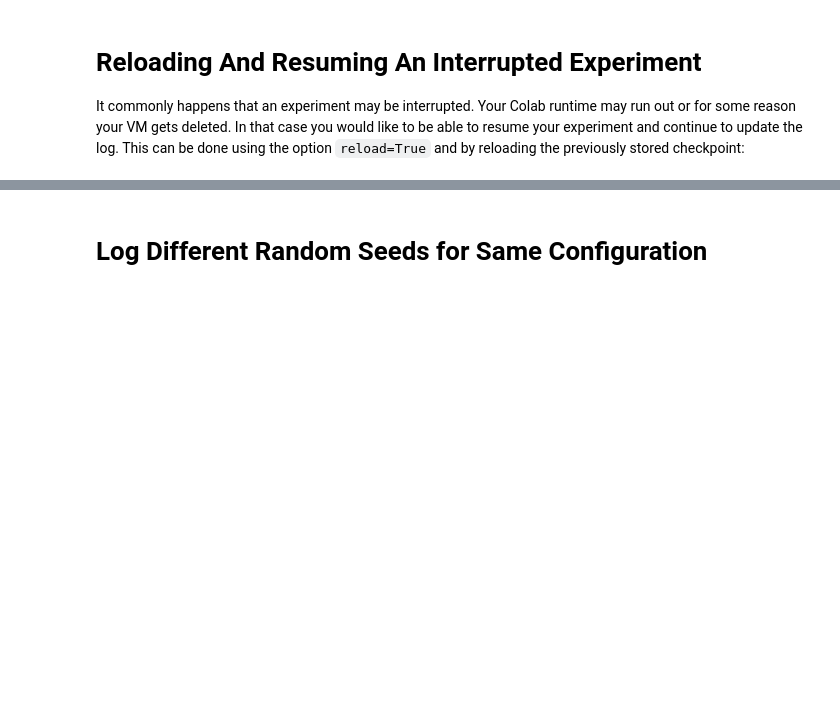
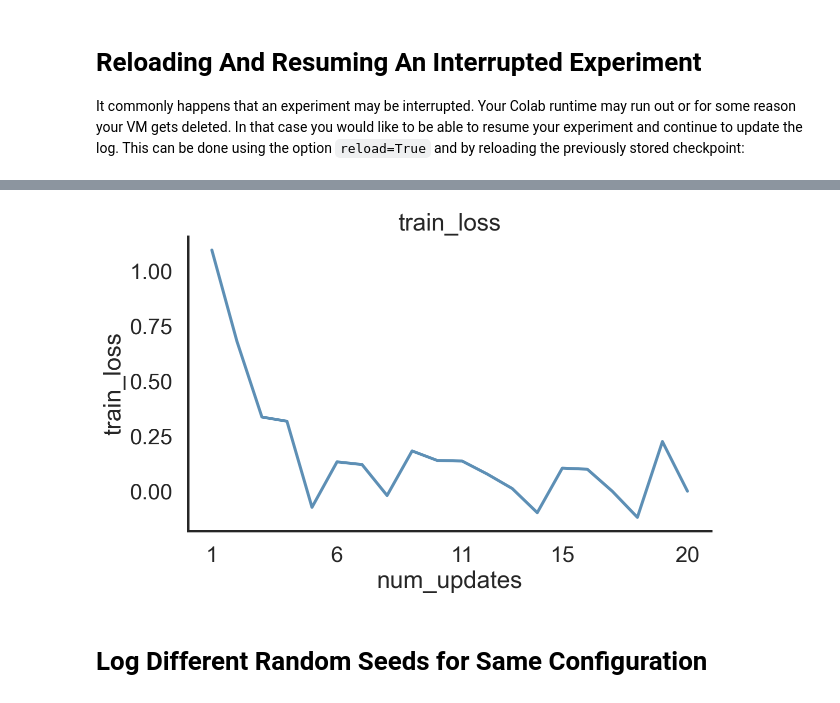
Before and after one commit to mle-infrastructure/mle-logging, a Jupyter notebook: examples/getting_started.ipynb, the cells around one changed output, grey strips where cells are left out. Cells and saved outputs as stored; diff of their text form; code cells hidden in the pictures; blank space fills up the shorter version.

Commit message:
Add plotting & fix emojis pypi readme

```diff
--- a/examples/getting_started.ipynb
+++ b/examples/getting_started.ipynb
@@ -170,3 +175,8 @@ log.stats_log.stats_to_track
+# %%
+log = load_log("post_plot_dir/")
+fig, ax = log.plot('train_loss', 'num_updates')
+# %% [output]
+[figure, added]
 # %% [markdown]
 # Log Different Random Seeds for Same Configuration
 # %% [markdown]
```
Also changed, not shown: parts of 15 cells of this notebook, 6 other files.
